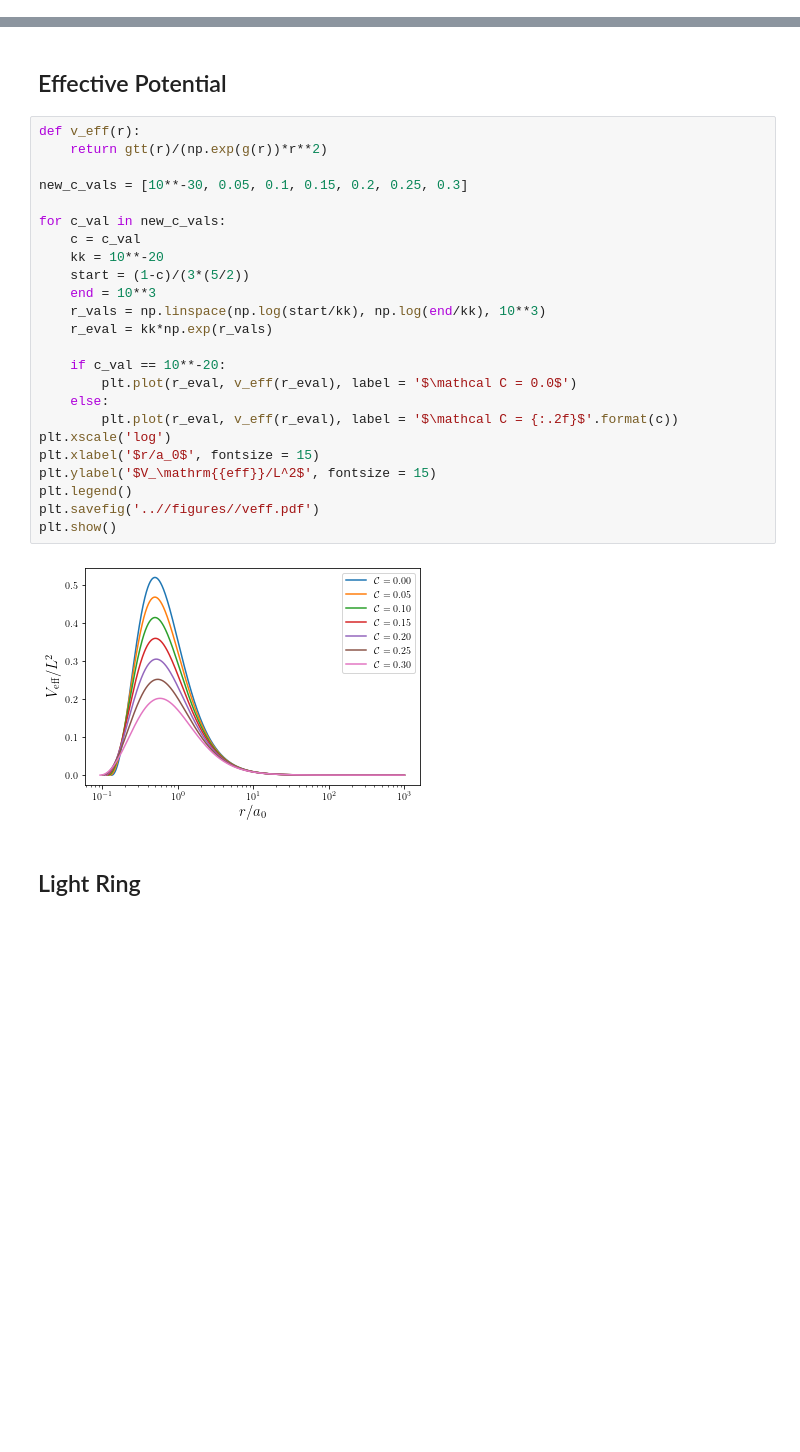
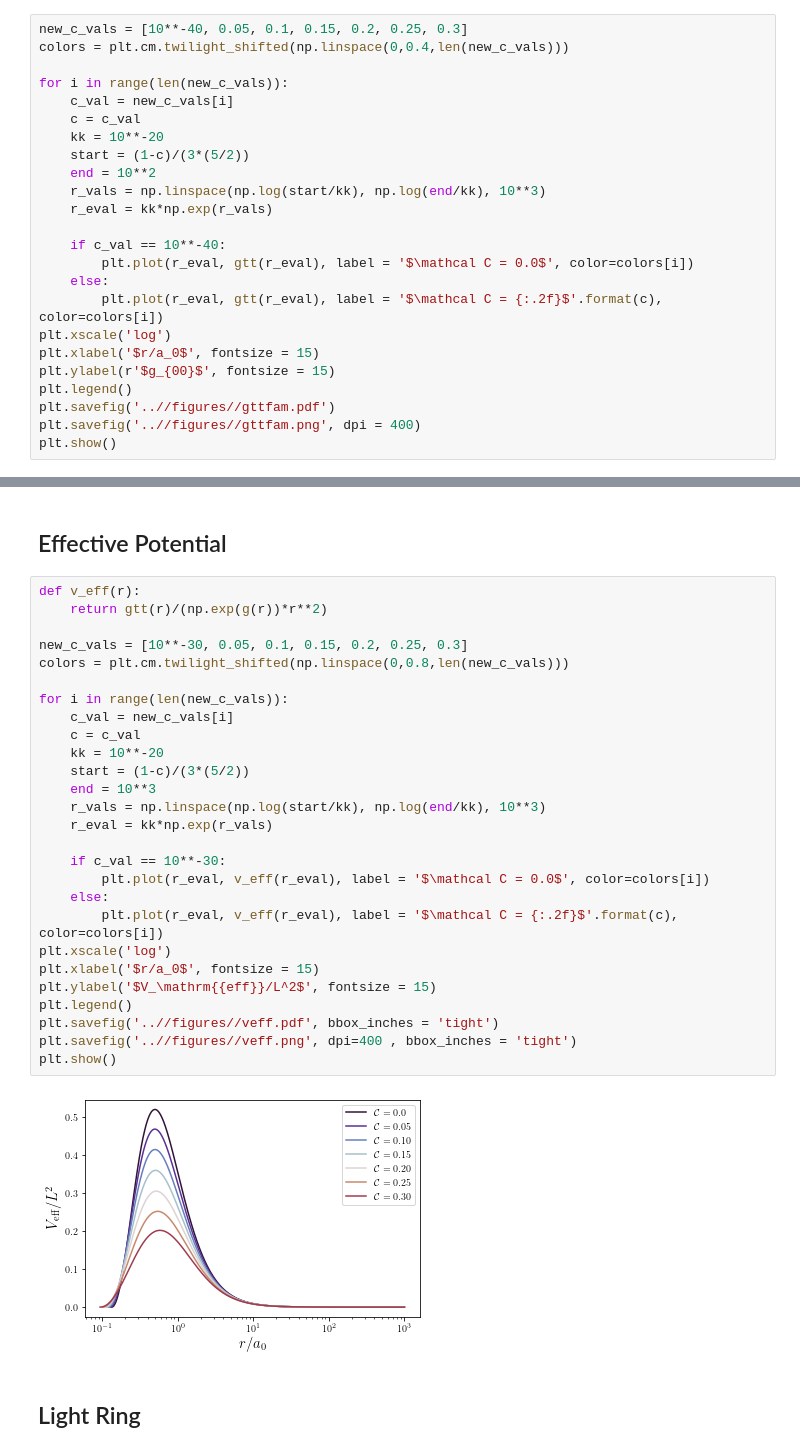
Before and after one commit to xxtofff/BS-Thesis-Codes, a Jupyter notebook: codes/2. Orbital quantities.ipynb, the cells around one changed output, grey strips where cells are left out. Drawn from its saved outputs; the diff is of its cells as text; blank space fills up the shorter version.

Commit message:
added comparison plots

```diff
--- a/codes/2. Orbital quantities.ipynb
+++ b/codes/2. Orbital quantities.ipynb
@@ -131,3 +181,27 @@ plt.show()
 del c
 # %% [output]
 [figure]
+# %%
+new_c_vals = [10**-40, 0.05, 0.1, 0.15, 0.2, 0.25, 0.3]
+colors = plt.cm.twilight_shifted(np.linspace(0,0.4,len(new_c_vals)))
+
+for i in range(len(new_c_vals)):
+    c_val = new_c_vals[i]
+    c = c_val
+    kk = 10**-20
+    start = (1-c)/(3*(5/2))
+    end = 10**2
+    r_vals = np.linspace(np.log(start/kk), np.log(end/kk), 10**3)
+    r_eval = kk*np.exp(r_vals)
+
+    if c_val == 10**-40:
+        plt.plot(r_eval, gtt(r_eval), label = '$\mathcal C = 0.0$', color=colors[i])
+    else:
+        plt.plot(r_eval, gtt(r_eval), label = '$\mathcal C = {:.2f}$'.format(c), color=colors[i])
+plt.xscale('log')
+plt.xlabel('$r/a_0$', fontsize = 15)
+plt.ylabel(r'$g_{00}$', fontsize = 15)
+plt.legend()
+plt.savefig('..//figures//gttfam.pdf')
+plt.savefig('..//figures//gttfam.png', dpi = 400)
+plt.show()
@@ -136,29 +212,32 @@ del c
 # %%
 def v_eff(r):
     return gtt(r)/(np.exp(g(r))*r**2)
 
 new_c_vals = [10**-30, 0.05, 0.1, 0.15, 0.2, 0.25, 0.3]
+colors = plt.cm.twilight_shifted(np.linspace(0,0.8,len(new_c_vals)))
 
-for c_val in new_c_vals:
+for i in range(len(new_c_vals)):
+    c_val = new_c_vals[i]
     c = c_val
     kk = 10**-20
     start = (1-c)/(3*(5/2))
     end = 10**3
     r_vals = np.linspace(np.log(start/kk), np.log(end/kk), 10**3)
     r_eval = kk*np.exp(r_vals)
 
-    if c_val == 10**-20:
-        plt.plot(r_eval, v_eff(r_eval), label = '$\mathcal C = 0.0$')
+    if c_val == 10**-30:
+        plt.plot(r_eval, v_eff(r_eval), label = '$\mathcal C = 0.0$', color=colors[i])
     else:
-        plt.plot(r_eval, v_eff(r_eval), label = '$\mathcal C = {:.2f}$'.format(c))
+        plt.plot(r_eval, v_eff(r_eval), label = '$\mathcal C = {:.2f}$'.format(c), color=colors[i])
 plt.xscale('log')
 plt.xlabel('$r/a_0$', fontsize = 15)
 plt.ylabel('$V_\mathrm{{eff}}/L^2$', fontsize = 15)
 plt.legend()
-plt.savefig('..//figures//veff.pdf')
+plt.savefig('..//figures//veff.pdf', bbox_inches = 'tight')
+plt.savefig('..//figures//veff.png', dpi=400 , bbox_inches = 'tight')
 plt.show()
 # %% [output]
-[figure, old version]
+[figure, new version]
 # %% [markdown]
 ## Light Ring
 # %% [markdown]
```
Also changed, not shown: parts of 16 cells of this notebook, 32 other files.
